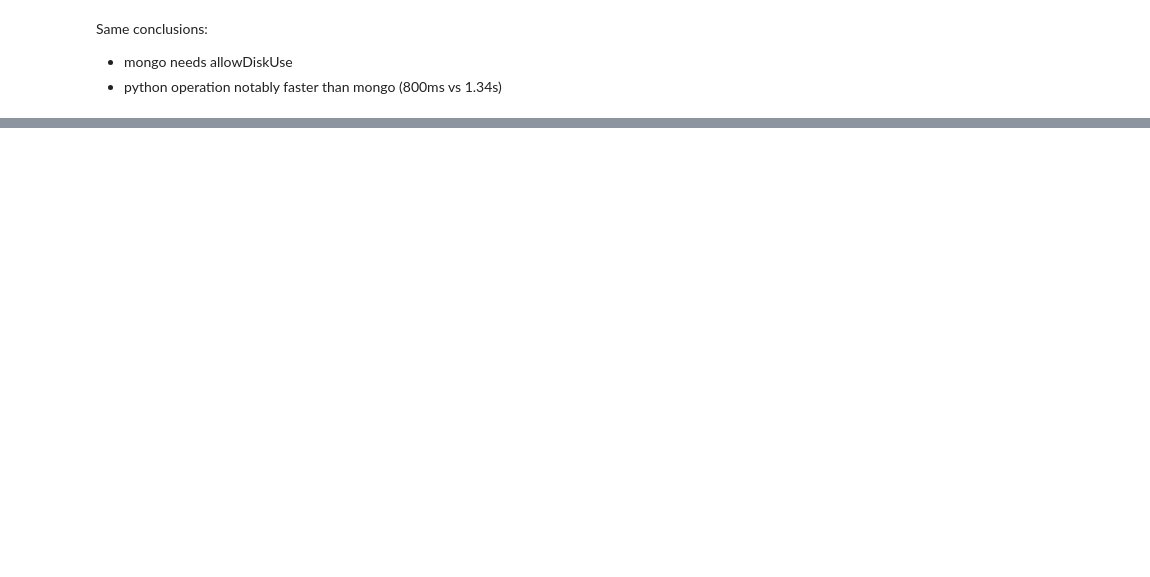
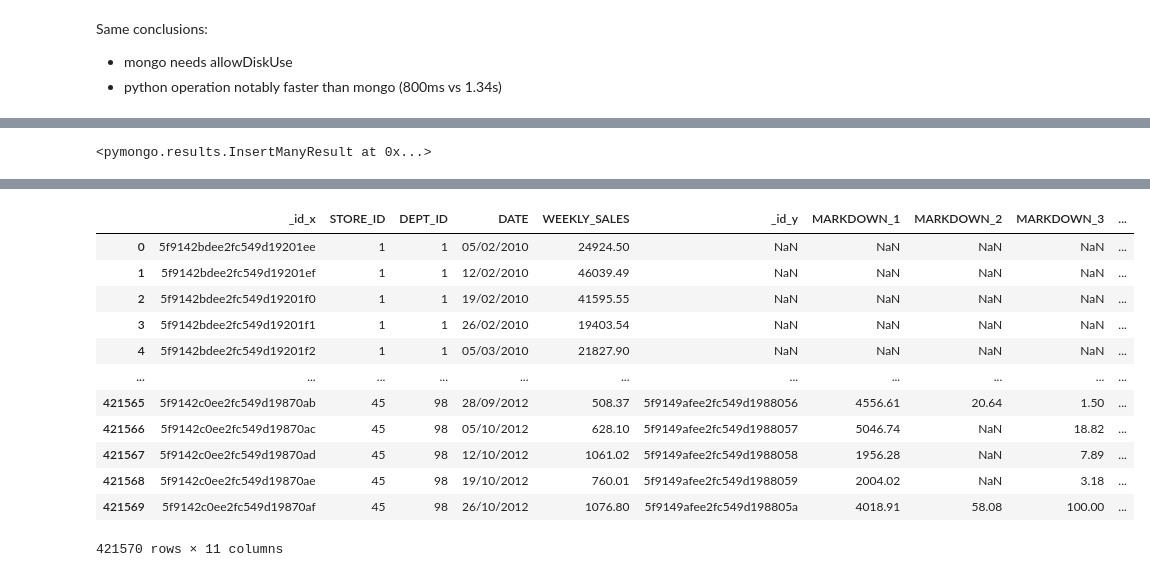
Before and after one commit to ToucanToco/python-data-prep-demo, a Jupyter notebook: Python for data prep.ipynb, the cells around one changed output, grey strips where cells are left out. Drawn from its saved outputs; the diff is of its cells as text; code cells hidden in the pictures; blank space fills up the shorter version.

Commit message:
Join and synthesis

```diff
--- a/Python for data prep.ipynb
+++ b/Python for data prep.ipynb
@@ -293,0 +358,18 @@ Same conclusions:
+# %%
+# Inserting data
+markdowns_col = db.get_collection('markdowns')
+markdowns_col.drop()
+data = pd.read_csv('/home/david/dev/toucan-toco/python-data-prep/data/markdowns.csv').to_dict(orient='rows')
+markdowns_col.insert_many(data)
+# %% [output]
+<pymongo.results.InsertManyResult at 0x...>
+# %%
+%%time
+
+def join(left:pd.DataFrame, right: pd.DataFrame, type: str, on: list):
+    return pd.merge(left, right, how=type, left_on=[o[0] for o in on], right_on=[o[1] for o in on])
+%time df_sales = get_domain('sales')
+%time df_markdowns = get_domain('markdowns')
+%time df = join(df_sales, df_markdowns, type='left', on=[['STORE_ID', 'STORE_ID'], ['DATE', 'DATE']])
+df
+# %% [output]
@@ -293,0 +384,13 @@ Same conclusions:
+|  | _id_x | STORE_ID | DEPT_ID | DATE | WEEKLY_SALES | _id_y | MARKDOWN_1 | MARKDOWN_2 | MARKDOWN_3 | ... |
+| 0 | 5f9142bdee2fc549d19201ee | 1 | 1 | 05/02/2010 | 24924.50 | NaN | NaN | NaN | NaN | ... |
+| 1 | 5f9142bdee2fc549d19201ef | 1 | 1 | 12/02/2010 | 46039.49 | NaN | NaN | NaN | NaN | ... |
+| 2 | 5f9142bdee2fc549d19201f0 | 1 | 1 | 19/02/2010 | 41595.55 | NaN | NaN | NaN | NaN | ... |
+| 3 | 5f9142bdee2fc549d19201f1 | 1 | 1 | 26/02/2010 | 19403.54 | NaN | NaN | NaN | NaN | ... |
+| 4 | 5f9142bdee2fc549d19201f2 | 1 | 1 | 05/03/2010 | 21827.90 | NaN | NaN | NaN | NaN | ... |
+| ... | ... | ... | ... | ... | ... | ... | ... | ... | ... | ... |
+| 421565 | 5f9142c0ee2fc549d19870ab | 45 | 98 | 28/09/2012 | 508.37 | 5f9149afee2fc549d1988056 | 4556.61 | 20.64 | 1.50 | ... |
+| 421566 | 5f9142c0ee2fc549d19870ac | 45 | 98 | 05/10/2012 | 628.10 | 5f9149afee2fc549d1988057 | 5046.74 | NaN | 18.82 | ... |
+| 421567 | 5f9142c0ee2fc549d19870ad | 45 | 98 | 12/10/2012 | 1061.02 | 5f9149afee2fc549d1988058 | 1956.28 | NaN | 7.89 | ... |
+| 421568 | 5f9142c0ee2fc549d19870ae | 45 | 98 | 19/10/2012 | 760.01 | 5f9149afee2fc549d1988059 | 2004.02 | NaN | 3.18 | ... |
+| 421569 | 5f9142c0ee2fc549d19870af | 45 | 98 | 26/10/2012 | 1076.80 | 5f9149afee2fc549d198805a | 4018.91 | 58.08 | 100.00 | ... |
+421570 rows × 11 columns
```
Also changed, not shown: parts of 9 cells of this notebook, 1 other file.
